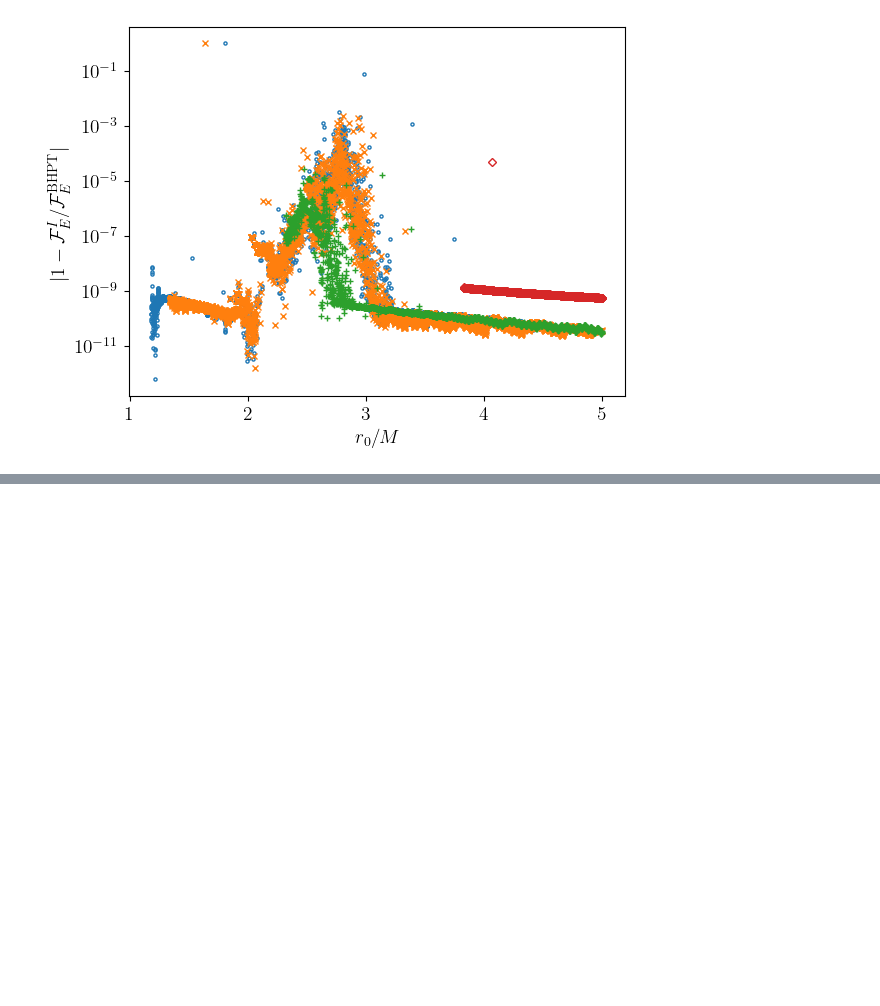
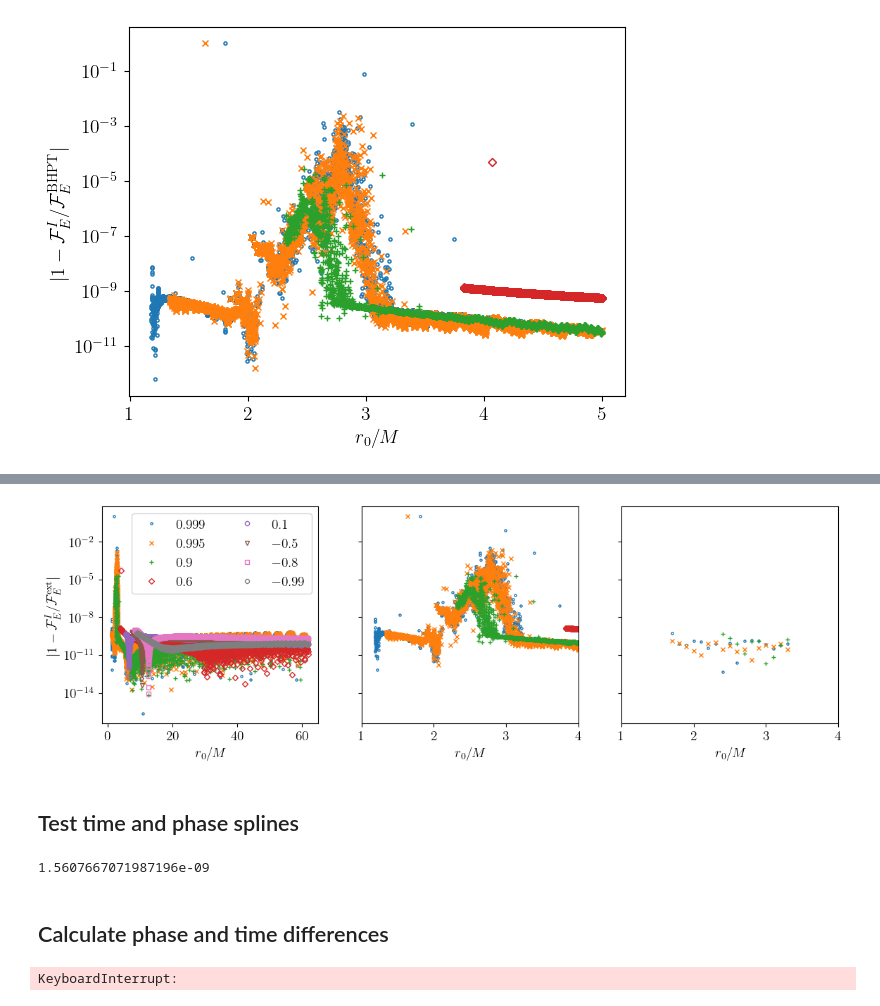
Before and after one commit to znasipak/bhpwave-article, a Jupyter notebook: scripts/test.ipynb, the cells around one changed output, grey strips where cells are left out. Cells and saved outputs as stored; diff of their text form; code cells hidden in the pictures; blank space fills up the shorter version.

Commit message:
New tests of phases and splines

```diff
--- a/scripts/test.ipynb
+++ b/scripts/test.ipynb
@@ -645,0 +617,33 @@ plt.show()
+# %%
+markers = ['.', 'x', '+', 'D', 'o', 'v', 's', '8']
+fig, axs = plt.subplots(1,3, sharey=True)
+fig.set_size_inches(13.5, 4.)
+for i, comparison in enumerate(comparisons):
+    axs[0].plot(comparison[0][::2], comparison[1][::2], markers[i], label="$"+str(flux_spin_list[i])+"$", markersize = 4.5, fillstyle='none')
+axs[0].set_yscale('log')
+axs[0].legend(loc="upper right", ncol=2)
+axs[0].set_xlabel('$r_0/M$')
+axs[0].set_ylabel('$|1 - {\mathcal{F}_E^I}/{\mathcal{F}_E^\mathrm{ext}}|$')
+
+for i, comparison in enumerate(comparisons3):
+    axs[1].plot(comparison[0], comparison[1], markers[i], label="$"+str(flux_spin_list[i])+"$", markersize = 4.5, fillstyle='none')
+axs[1].set_yscale('log')
+# plt.legend(loc="upper right")
+axs[1].set_xlabel('$r_0/M$')
+axs[1].set_xlim(1., 4.)
+# axs[1].set_ylabel('$|1 - {\mathcal{F}_E^I}/{\mathcal{F}_E^\mathrm{BHPT}}|$')
+
+axs[2].plot(mma_comp_999[0], mma_comp_999[1], markers[0], label="$0.999$", markersize = 4.5, fillstyle='none')
+axs[2].plot(mma_comp_995[0], mma_comp_995[1], markers[1], label="$0.995$", markersize = 4.5, fillstyle='none')
+axs[2].plot(mma_comp_900[0], mma_comp_900[1], markers[2], label="$0.9$", markersize = 4.5, fillstyle='none')
+axs[2].set_xlim(1., 4.)
+axs[2].set_xlabel('$r_0/M$')
+
+# for ax in fig.get_axes():
+#     ax.label_outer()
+
+plt.show()
+# %% [output]
+[figure, added]
+# %% [markdown]
+## Test time and phase splines
@@ -645,0 +910,25 @@ plt.show()
+# %%
+Modot_MKS = 1.98841e+30 # kg
+GM_MKS = 1.32712440041279419e+20 # m^3/s^2
+c_MKS = 299792458. # m/s
+pc_MKS = 3.0856775814913674e+16 # m
+yr_MKS = 31558149.763545603 # s (sidereal year)
+
+Modot_GC1_to_S = GM_MKS/c_MKS**3
+Modot_GC1_to_M = GM_MKS/c_MKS**2
+Modot_GC1_to_PC = Modot_GC1_to_M/pc_MKS
+
+Modot_GC1_to_S/(10**(-4))/yr_MKS
+# %% [output]
+1.5607667071987196e-09
+# %% [markdown]
+## Calculate phase and time differences
+# %%
+deltaT = 2000
+time_values = np.array([[weighted_time_difference_frequency(a, alpha, deltaT = deltaT) for alpha in alpha_values] for a in a_values])
+time_values_downsample_1 = np.array([[weighted_time_difference_frequency(a, alpha, deltaT = deltaT, spl_num = 1) for alpha in alpha_values] for a in a_values])
+time_values_downsample_2 = np.array([[weighted_time_difference_frequency(a, alpha, deltaT = deltaT, spl_num = 2) for alpha in alpha_values] for a in a_values])
+time_values_downsample_3 = np.array([[weighted_time_difference_frequency(a, alpha, deltaT = deltaT, spl_num = 3) for alpha in alpha_values] for a in a_values])
+time_values_downsample_4 = np.array([[weighted_time_difference_frequency(a, alpha, deltaT = deltaT, spl_num = 4) for alpha in alpha_values] for a in a_values])
+# %% [output]
+KeyboardInterrupt:
```
Also changed, not shown: parts of 82 cells of this notebook, 24 other files.
